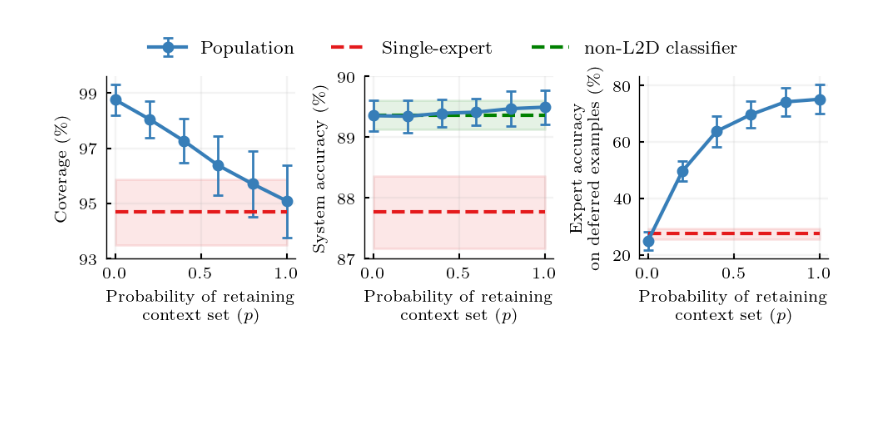
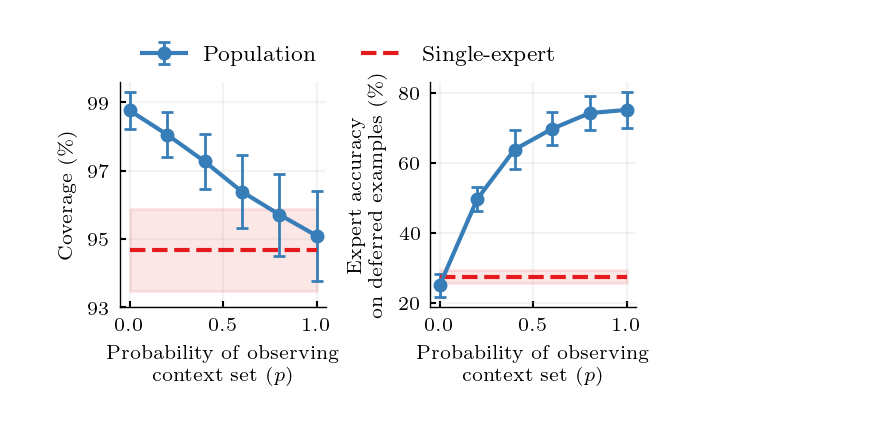
Before and after one commit to dvtailor/meta-l2d, a Jupyter notebook: notebooks_paperplots/plot_paper_ready_rebuttal.ipynb, the cells around one changed output. Drawn from its saved outputs; the diff is of its cells as text; code cells hidden in the pictures; blank space fills up the shorter version.

```diff
--- a/notebooks_paperplots/plot_paper_ready_rebuttal.ipynb
+++ b/notebooks_paperplots/plot_paper_ready_rebuttal.ipynb
@@ -140,7 +137,7 @@ dataset_to_yticks_sysacc = {
     'cifar10' : np.arange(87,91,1),
 }
 # %%
-fig,axs = plt.subplots(1,3,figsize=(4.75,1.6), constrained_layout=True)
+fig,axs = plt.subplots(1,2,figsize=(3.,1.6), constrained_layout=True)
 
 p_cntxt_show = [0,0.2,0.4,0.6,0.8,1.0]
 
@@ -153,48 +150,48 @@ fs_ax_ticks = 7
 fs_ax_title = 8
 
 l2d_type = 'pop'
-for ax,metric in zip(axs,['cov', 'sys_acc', 'exp_acc']):
+for ax,metric in zip(axs,['cov', 'exp_acc']):
     res_all = np.vstack([results['pop'][pp][metric] for pp in p_cntxt_show])
     metric_mean = np.mean(res_all, axis=1)
     metric_std = np.std(res_all, axis=1)
 
     ax.errorbar(np.array(p_cntxt_show), metric_mean, yerr=metric_std, label=l2d_type_to_text[l2d_type], \
                 c=metric_to_col[l2d_type], fmt=metric_to_marker[l2d_type], **errbar_args)
 
     res_single = results['single'][None][metric]
     res_single_mean = np.mean(res_single)
     res_single_std = np.std(res_single)
     ax.plot(np.array(p_cntxt_show), [res_single_mean]*len(p_cntxt_show), color=metric_to_col['single'], ls='--', label=l2d_type_to_text['single'])
     ax.fill_between(np.array(p_cntxt_show), [(res_single_mean-res_single_std)]*len(p_cntxt_show), \
                     [(res_single_mean+res_single_std)]*len(p_cntxt_show), alpha=0.1, color=metric_to_col['single'])
 
-    ax.set_xlabel('Probability of retaining' + '\n' +  'context set ($p$)', fontsize=fs_ax_lbl)
+    ax.set_xlabel('Probability of observing' + '\n' +  'context set ($p$)', fontsize=fs_ax_lbl)
     ax.set_ylabel(metrics_to_text[metric], fontsize=fs_ax_lbl)
     ax.grid(True, alpha=0.15)
     ax.set_xticks([0,0.5,1])
     ax.spines['right'].set_visible(False)
     ax.spines['top'].set_visible(False)
     ax.tick_params(direction='in', labelsize=fs_ax_ticks,length=2., width=0.75)
     [x.set_linewidth(.5) for x in ax.spines.values()]
 
-# show non-L2D classifier performance
-res_pretrained = results['pretrained'][None]['clf_acc']
-res_pretrained_mean = np.mean(res_pretrained)
-res_pretrained_std = np.std(res_pretrained)
-axs[1].plot(np.array(p_cntxt_show), [res_pretrained_mean]*len(p_cntxt_show), color=metric_to_col['pretrained'], ls='--', label=l2d_type_to_text['pretrained'])
-axs[1].fill_between(np.array(p_cntxt_show), [(res_pretrained_mean-res_pretrained_std)]*len(p_cntxt_show), \
-                    [(res_pretrained_mean+res_pretrained_std)]*len(p_cntxt_show), alpha=0.1, color=metric_to_col['pretrained'])
+# # show non-L2D classifier performance
+# res_pretrained = results['pretrained'][None]['clf_acc']
+# res_pretrained_mean = np.mean(res_pretrained)
+# res_pretrained_std = np.std(res_pretrained)
+# axs[1].plot(np.array(p_cntxt_show), [res_pretrained_mean]*len(p_cntxt_show), color=metric_to_col['pretrained'], ls='--', label=l2d_type_to_text['pretrained'])
+# axs[1].fill_between(np.array(p_cntxt_show), [(res_pretrained_mean-res_pretrained_std)]*len(p_cntxt_show), \
+#                     [(res_pretrained_mean+res_pretrained_std)]*len(p_cntxt_show), alpha=0.1, color=metric_to_col['pretrained'])
 
 # manual setting of yticks
 axs[0].set_yticks(dataset_to_yticks_cov[ds_name]);
-axs[1].set_yticks(dataset_to_yticks_sysacc[ds_name]);
+# axs[1].set_yticks(dataset_to_yticks_sysacc[ds_name]);
 
-handles, labels = axs[1].get_legend_handles_labels()
-order = [2,0,1]
+handles, labels = axs[0].get_legend_handles_labels()
+order = [1,0] #[2,0,1]
 leg = fig.legend([handles[idx] for idx in order],[labels[idx] for idx in order], \
                  fontsize=fs_ax_title,frameon=False,ncol=3,loc='upper center',bbox_to_anchor=(0.5, 1.15))
 leg.get_frame().set_linewidth(0.5)
 
 # fig.savefig(f'context_dropping_testtime.pdf', dpi=600, facecolor='white', bbox_inches='tight', pad_inches=0.01)
 # %% [output]
-[figure, old version]
+[figure, new version]
```
Also changed, not shown: parts of 1 cell of this notebook, 1 other file.
